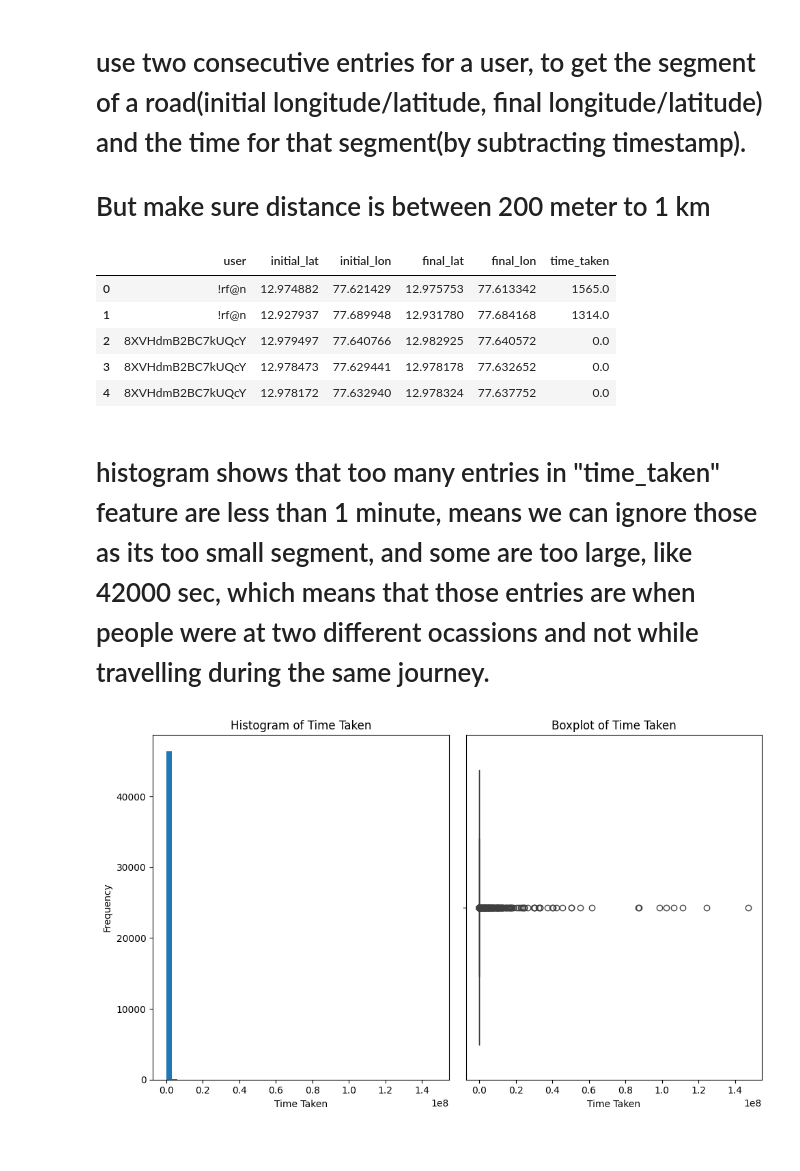
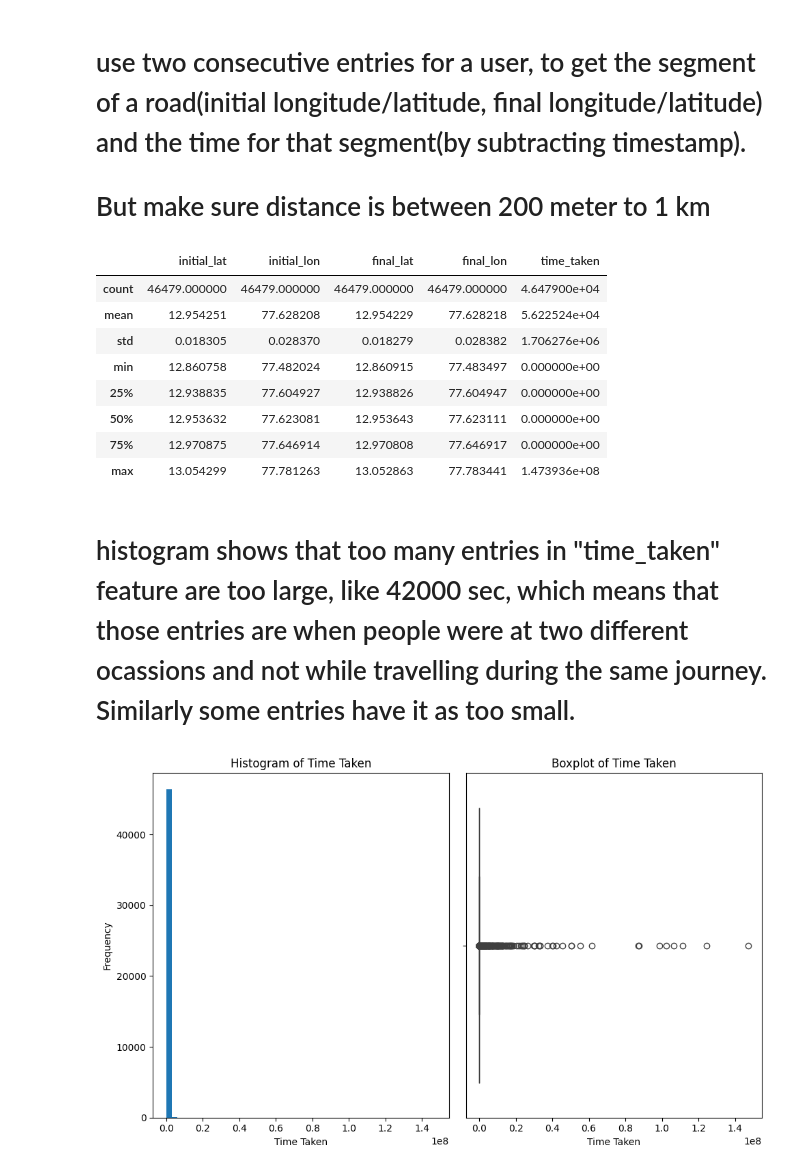
Before and after one commit to 0harjot0/ETA-prediction-at-a-segment-level, a Jupyter notebook: maps.ipynb, the cells around one changed output. Saved outputs shown, nothing was run; the diff lists cells and outputs as text; code cells hidden in the pictures; blank space fills up the shorter version.

```diff
--- a/maps.ipynb
+++ b/maps.ipynb
@@ -74,12 +73,11 @@ def haversine(lat1, lon1, lat2, lon2):
     dlon = math.radians(lon2 - lon1)
     a = math.sin(dlat / 2) ** 2 + math.cos(math.radians(lat1)) * math.cos(math.radians(lat2)) * math.sin(dlon / 2) ** 2
     c = 2 * math.atan2(math.sqrt(a), math.sqrt(1 - a))
-    distance = R * c * 1000  # Convert to meters
+    distance = R * c * 1000
     return distance
 
 data = []
 
-# Iterate over all nodes
 for node in root.findall('node'):
     user = node.get('user')
     if user:
@@ -120,21 +118,24 @@ for user, group in df_sorted.groupby('user'):
                 'initial_lon': initial_lon,
                 'final_lat': final_lat,
                 'final_lon': final_lon,
-                'time_taken': time_taken
+                'time_taken': time_taken,
             })
 
 df_result = pd.DataFrame(result_data)
 # %%
-df_result.head()
+df_result.describe()
 # %% [output]
-|  | user | initial_lat | initial_lon | final_lat | final_lon | time_taken |
-| 0 | !rf@n | 12.974882 | 77.621429 | 12.975753 | 77.613342 | 1565.0 |
-| 1 | !rf@n | 12.927937 | 77.689948 | 12.931780 | 77.684168 | 1314.0 |
-| 2 | 8XVHdmB2BC7kUQcY | 12.979497 | 77.640766 | 12.982925 | 77.640572 | 0.0 |
-| 3 | 8XVHdmB2BC7kUQcY | 12.978473 | 77.629441 | 12.978178 | 77.632652 | 0.0 |
-| 4 | 8XVHdmB2BC7kUQcY | 12.978172 | 77.632940 | 12.978324 | 77.637752 | 0.0 |
+|  | initial_lat | initial_lon | final_lat | final_lon | time_taken |
+| count | 46479.000000 | 46479.000000 | 46479.000000 | 46479.000000 | 4.647900e+04 |
+| mean | 12.954251 | 77.628208 | 12.954229 | 77.628218 | 5.622524e+04 |
+| std | 0.018305 | 0.028370 | 0.018279 | 0.028382 | 1.706276e+06 |
+| min | 12.860758 | 77.482024 | 12.860915 | 77.483497 | 0.000000e+00 |
+| 25% | 12.938835 | 77.604927 | 12.938826 | 77.604947 | 0.000000e+00 |
+| 50% | 12.953632 | 77.623081 | 12.953643 | 77.623111 | 0.000000e+00 |
+| 75% | 12.970875 | 77.646914 | 12.970808 | 77.646917 | 0.000000e+00 |
+| max | 13.054299 | 77.781263 | 13.052863 | 77.783441 | 1.473936e+08 |
 # %% [markdown]
-# histogram shows that too many entries in "time_taken" feature are less than 1 minute, means we can ignore those as its too small segment, and some are too large, like 42000 sec, which means that those entries are when people were at two different ocassions and not while travelling during the same journey.
+# histogram shows that too many entries in "time_taken" feature are too large, like 42000 sec, which means that those entries are when people were at two different ocassions and not while travelling during the same journey. Similarly some entries have it as too small.
 # %%
 import matplotlib.pyplot as plt
 import seaborn as sns
```
Also changed, not shown: parts of 14 cells of this notebook, 1 other file.
